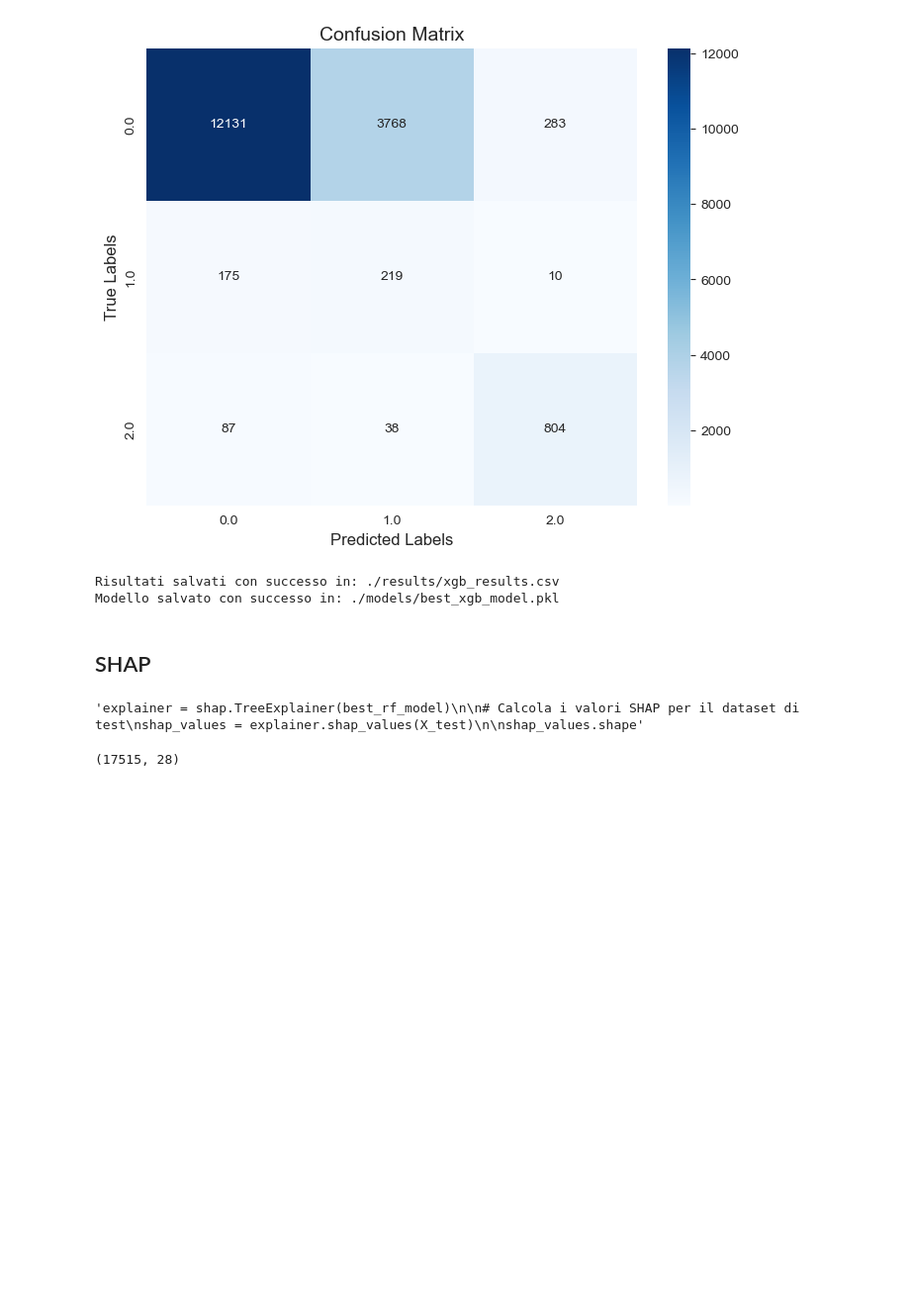
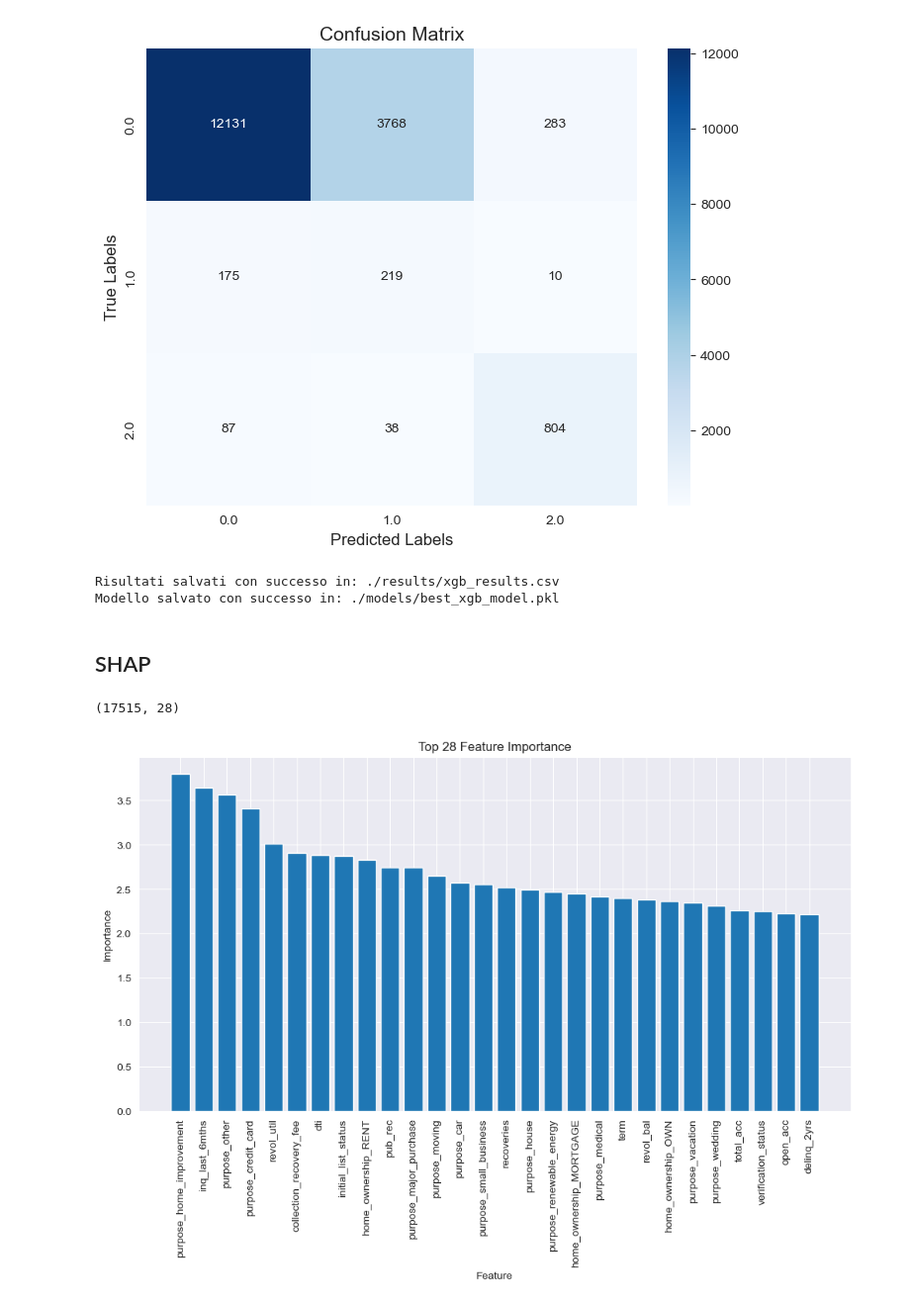
Before and after one commit to Karmos/RiskPrediction, a Jupyter notebook: model_train_evaluation.ipynb, the cells around one changed output. Shown: that part at 99% size. Cells and saved outputs as stored; diff of their text form; code cells hidden in the pictures; blank space fills up the shorter version.

Commit message:
make SHAP work

```diff
--- a/model_train_evaluation.ipynb
+++ b/model_train_evaluation.ipynb
@@ -206,22 +219,27 @@ def plot_roc_curve(y_true, y_pred_proba):
         plt.title('Receiver Operating Characteristic (ROC) Curve for Multi-class')
         plt.legend(loc="lower right")
         plt.show()
-# %%
-def plot_feature_importance(model, X_train):
-    # Crea un DataFrame con le importanze delle feature
-    feature_imp_df = pd.DataFrame({'Feature': X_train.columns, 'Gini Importance': model.feature_importances_})
-    feature_imp_df = feature_imp_df.sort_values('Gini Importance', ascending=False)
-
-    # Visualizzazione della tabella delle importanze delle feature
-    print(feature_imp_df)
-
-    # Crea un grafico a barre orizzontali per l'importanza delle feature
-    plt.figure(figsize=(8,6))
-    plt.barh(feature_imp_df['Feature'], feature_imp_df['Gini Importance'], color='skyblue')
-    plt.xlabel('Gini Importance')
-    plt.title('Feature Importance - Gini Importance')
-    plt.gca().invert_yaxis()  # Inverte l'asse y per visualizzare la feature più importante in alto
-    plt.show()
+# %%
+def plot_feature_importance(model, pca, X):
+    importances = model.feature_importances_
+    pca_loadings = pca.components_
+
+    # The importance of each feature is the sum of the absolute values of its loadings across all components
+    feature_importance = np.sum(np.abs(pca_loadings), axis=0)
+
+    # Step 8: Sort the feature importances in descending order
+    sorted_idx = np.argsort(feature_importance)[::-1]
+
+    top_sorted_idx = sorted_idx[:28]
+
+    # Step 10: Plot the top 28 feature importances based on original feature names
+    plt.figure(figsize=(12, 6))
+    plt.bar(range(28), feature_importance[top_sorted_idx])
+    plt.title(f'Top {28} Feature Importance')
+    plt.xlabel('Feature')
+    plt.ylabel('Importance')
+    plt.xticks(range(28), np.array(X.columns)[top_sorted_idx], rotation=90)  # If X is a DataFrame
+    plt.show()
 # %% [markdown]
 ### SVM
 # %%
@@ -526,16 +537,6 @@ Risultati salvati con successo in: ./results/xgb_results.csv
 Modello salvato con successo in: ./models/best_xgb_model.pkl
 # %% [markdown]
 ## SHAP
-# %%
-# Inizializza l'explainer SHAP per modelli basati su alberi
-'''explainer = shap.TreeExplainer(best_rf_model)
-
-# Calcola i valori SHAP per il dataset di test
-shap_values = explainer.shap_values(X_test)
-
-shap_values.shape'''
-# %% [output]
-'explainer = shap.TreeExplainer(best_rf_model)\n\n# Calcola i valori SHAP per il dataset di test\nshap_values = explainer.shap_values(X_test)\n\nshap_values.shape'
 # %%
 X_test.shape
 # %% [output]
@@ -549,3 +546,7 @@ X_test_pca_df = pd.DataFrame(X_test, columns=[f"PC_{i}" for i in range(X_test.sh
+# %%
+plot_feature_importance(best_rf_model, pca, pd.DataFrame(X_test_copy))
+# %% [output]
+[figure, added]
 # %%
 # compute SHAP values
 #LOAD MODEL FROM PICKLE
```
Also changed, not shown: parts of 17 cells of this notebook, 2 other files.
